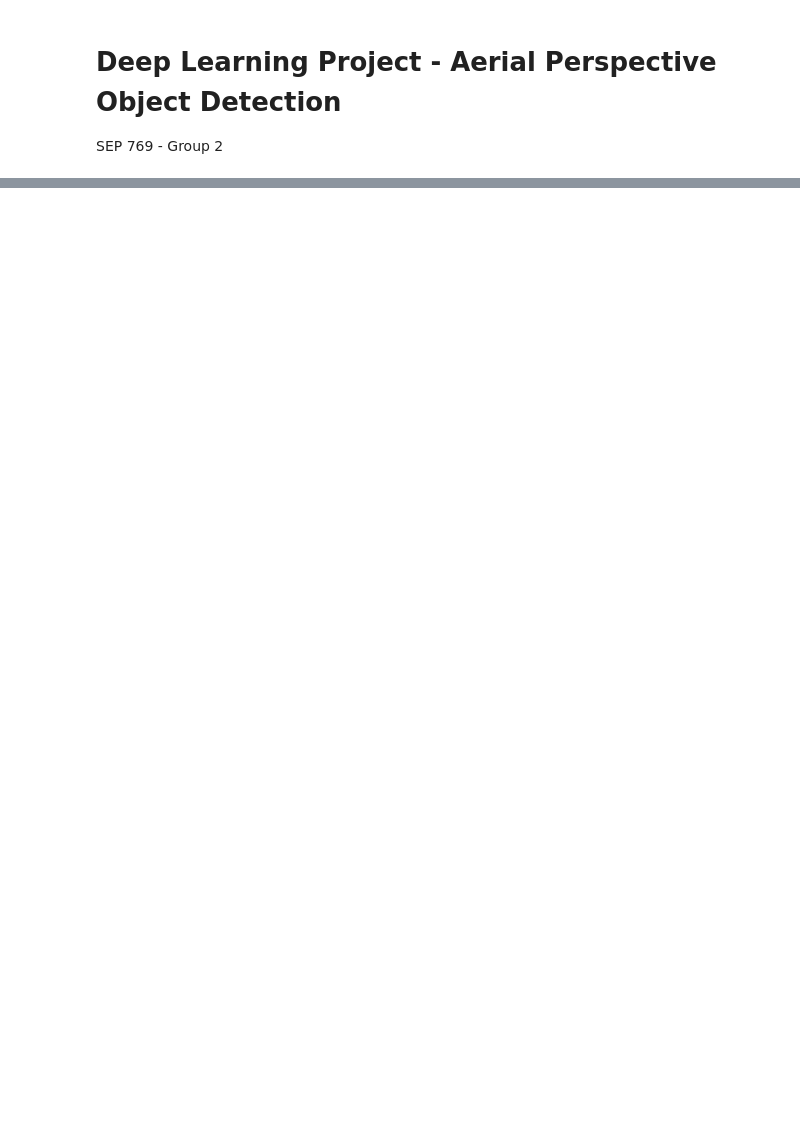
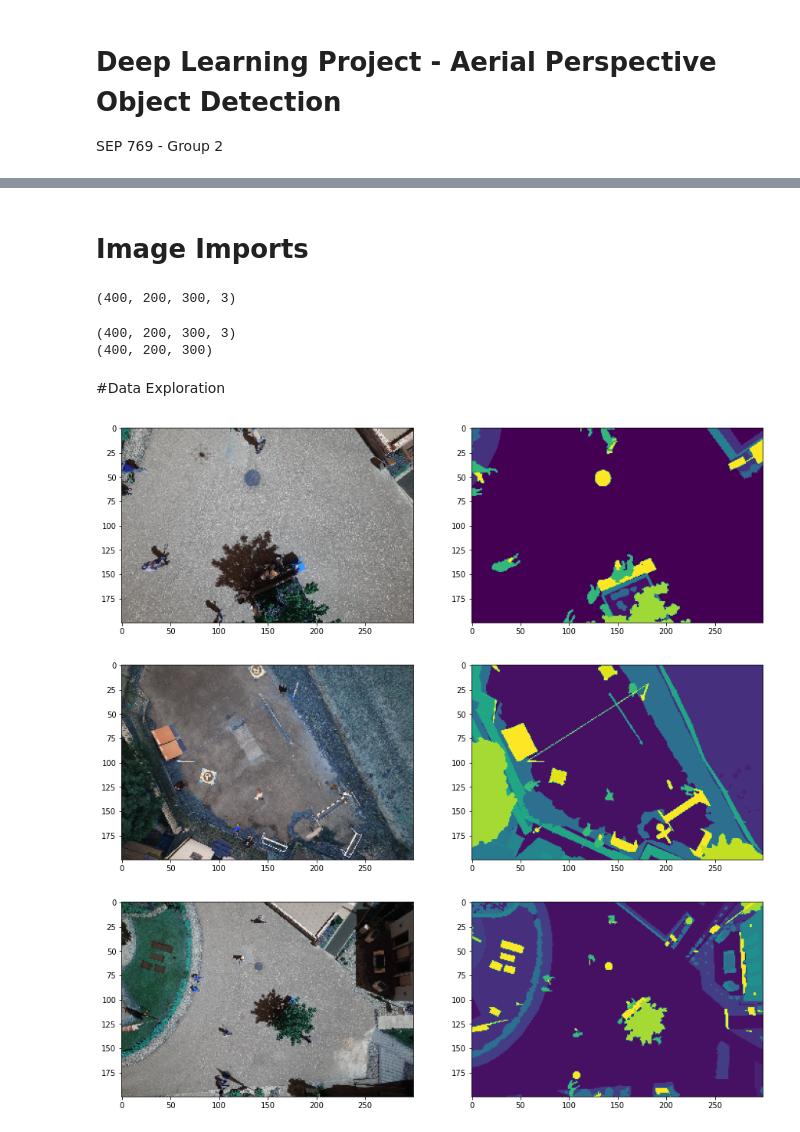
Before and after one commit to BJToor/sep769-deep-learning-project, a Jupyter notebook: DeepLearningProject_Group2.ipynb, the cells around one changed output, grey strips where cells are left out. Saved outputs shown, nothing was run; the diff lists cells and outputs as text; code cells hidden in the pictures; blank space fills up the shorter version.

Commit message:
Added image imports and resizing

```diff
--- a/DeepLearningProject_Group2.ipynb
+++ b/DeepLearningProject_Group2.ipynb
@@ -79,0 +33,49 @@ print(semantic_images[0].shape)
+# %%
+# reads images from dir, resizes and returns np array
+# optional file type argument ext
+def images_to_array(dir, width, height, ext='.jpg'):
+  data = []
+  files = os.listdir(dir)
+  files.sort()
+  for filename in files:
+    if filename.endswith(ext):
+      img = cv2.imread(dir + filename)
+      img = cv2.resize(img, (width, height))
+      data.append(img)
+
+  return np.array(data)
+# %%
+# displays a number of originals with their masks
+def display_images(images):
+  plt.figure(figsize=(15,10))
+  for i in range(len(images)):
+    plt.subplot(1, len(images), i + 1)
+    if len(images[i].shape) == 3:
+      plt.imshow(tf.keras.preprocessing.image.array_to_img(images[i]))
+    else:
+      plt.imshow(images[i])
+  plt.show()
+# %% [markdown]
+# Image Imports
+# %%
+images = images_to_array(original_images_path, width=WIDTH, height=HEIGHT)
+print(images.shape)
+# %% [output]
+(400, 200, 300, 3)
+# %%
+labels = images_to_array(original_semantic_path, width=WIDTH, height=HEIGHT, ext='png')
+print(labels.shape)
+labels = labels[:,:,:,1]
+print(labels.shape)
+# %% [output]
+(400, 200, 300, 3)
+(400, 200, 300)
+# %% [markdown]
+#Data Exploration
+# %%
+for i in range(3):
+  display_images([images[i], labels[i]])
+# %% [output]
+[figure, added]
+[figure, added]
+[figure, added]
```
Also changed, not shown: parts of 4 cells of this notebook.
